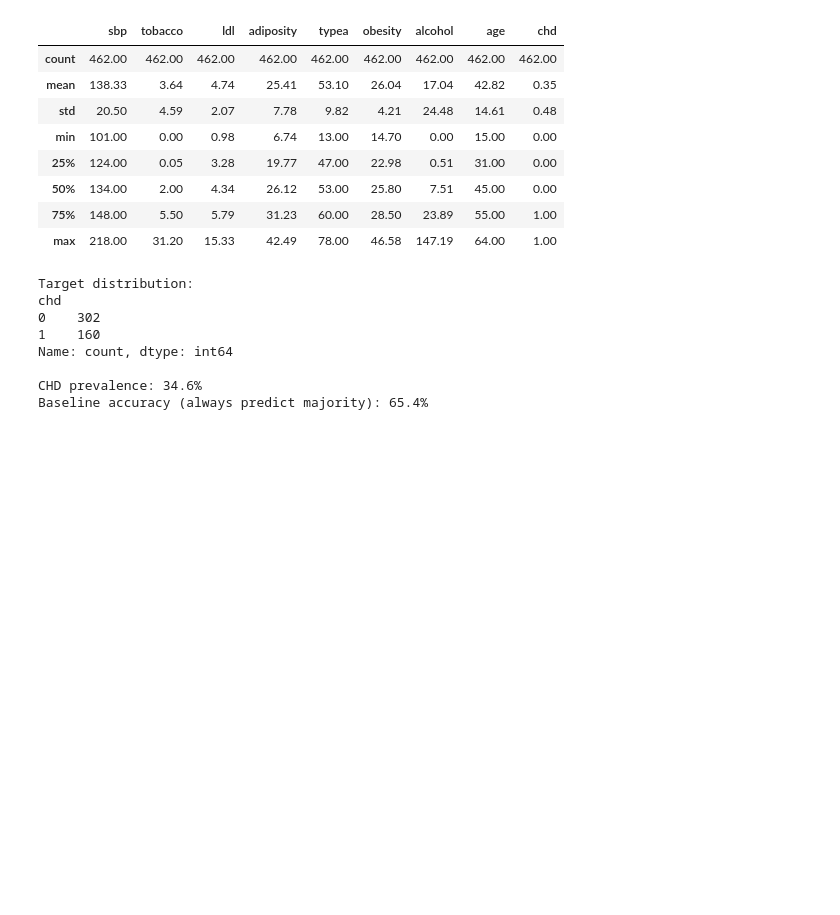
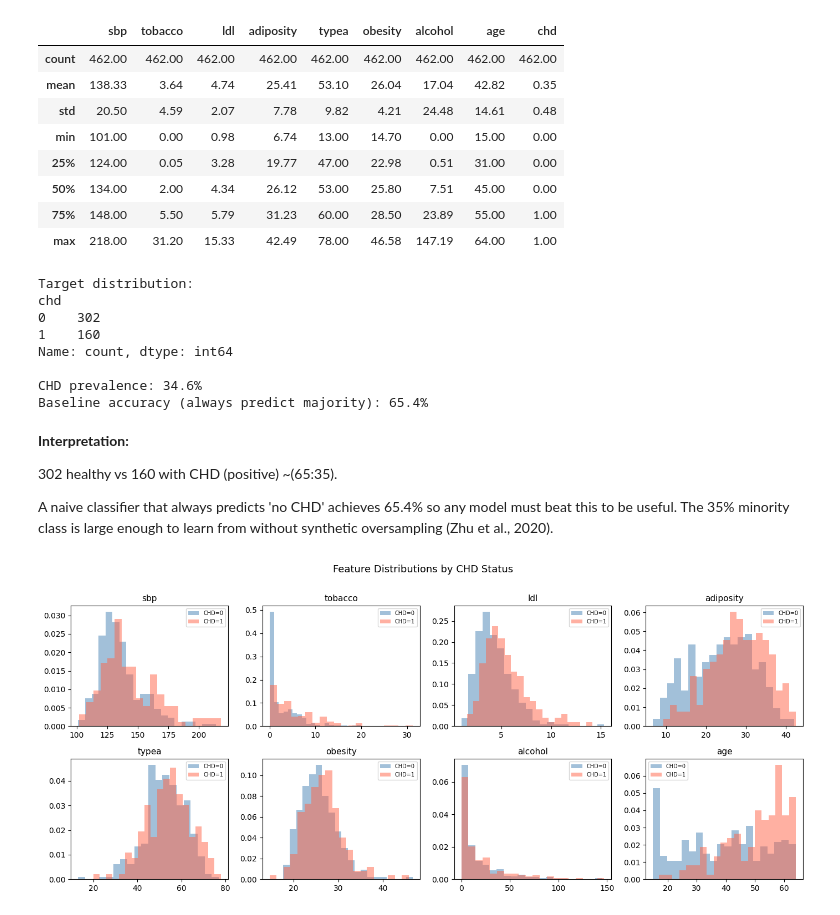
Before and after one commit to ytterbiu/SMM636-ML-a02-heart-disease, a Jupyter notebook: ml-smm636-a02-heart-disease.ipynb, the cells around one changed output. Drawn from its saved outputs; the diff is of its cells as text; code cells hidden in the pictures; blank space fills up the shorter version.

Commit message:
Adds rest of exploratory analysis (correlation, interpretation, PCA, FA, MDS, and pairplot)

```diff
--- a/ml-smm636-a02-heart-disease.ipynb
+++ b/ml-smm636-a02-heart-disease.ipynb
@@ -104,3 +104,41 @@ Name: count, dtype: int64
 
 CHD prevalence: 34.6%
 Baseline accuracy (always predict majority): 65.4%
+# %% [markdown]
+**Interpretation:**
+
+302 healthy vs 160 with CHD (positive) ~(65:35).
+
+A naive classifier that always predicts 'no CHD' achieves 65.4% so any model must beat this to be useful. The 35% minority class is large enough to learn from without synthetic oversampling (Zhu et al., 2020).
+# %%
+# plot feature distributions by CHD result
+continuous_cols = [
+    "sbp",
+    "tobacco",
+    "ldl",
+    "adiposity",
+    "typea",
+    "obesity",
+    "alcohol",
+    "age",
+]
+
+fig, axes = plt.subplots(2, 4, figsize=(14, 6))
+for ax, col in zip(axes.ravel(), continuous_cols):
+    for label, colour in [(0, "steelblue"), (1, "tomato")]:
+        ax.hist(
+            df[df["chd"] == label][col],
+            bins=20,
+            alpha=0.5,
+            label=f"CHD={label}",
+            color=colour,
+            density=True,
+        )
+    ax.set_title(col, fontsize=11)
+    ax.legend(fontsize=7)
+plt.suptitle("Feature Distributions by CHD Status", fontsize=13, y=1.01)
+plt.tight_layout()
+savefig("fig_histograms")
+plt.show()
+# %% [output]
+[figure, added]
```
Also changed, not shown: parts of 21 cells of this notebook.
